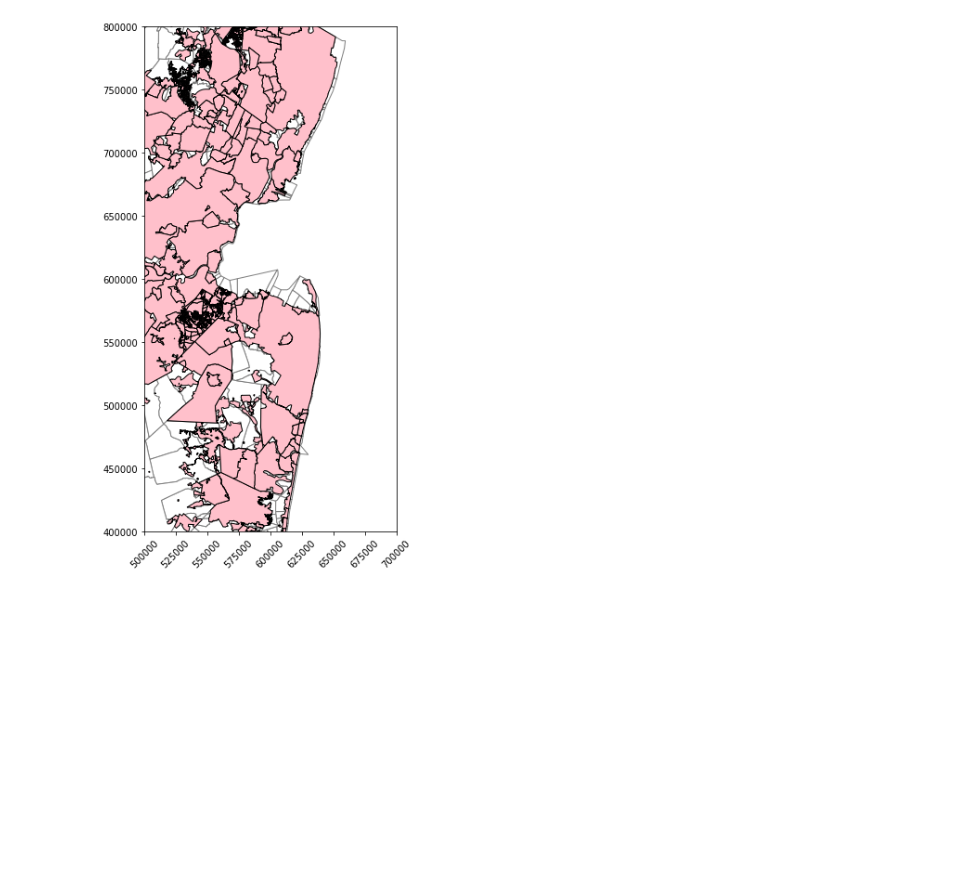
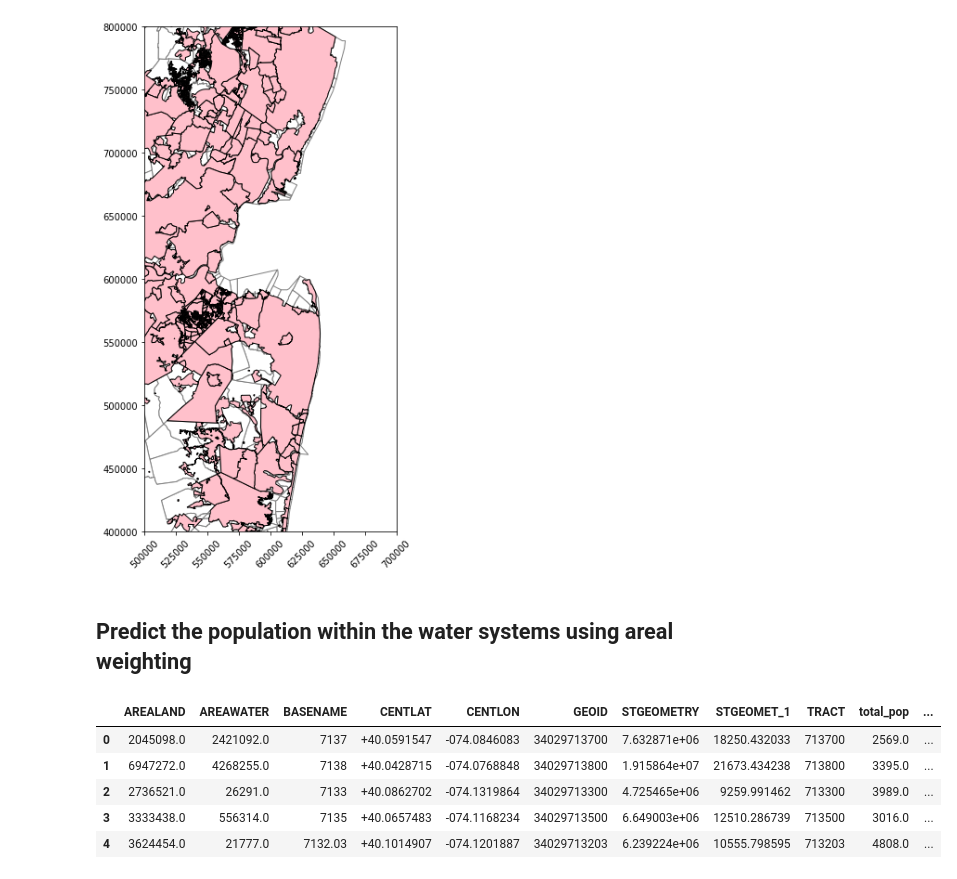
Before and after one commit to zstatmanweil/EJ-analysis-map, a Jupyter notebook: SpatialAnalysis/ArealWeighting.ipynb, the cells around one changed output. Saved outputs shown, nothing was run; the diff lists cells and outputs as text; code cells hidden in the pictures; blank space fills up the shorter version.

Commit message:
Worked through beginning of areal weighting process

```diff
--- a/SpatialAnalysis/ArealWeighting.ipynb
+++ b/SpatialAnalysis/ArealWeighting.ipynb
@@ -43,3 +44,6 @@ census_geodata = census_geodata.to_crs({'init': 'epsg:3424'})
 census_geodata.crs
 # %% [output]
 {'init': 'epsg:3424'}
+# %%
+# Add a column for the tract area that will be used later in the analysis
+census_geodata['Tract_area'] = census_geodata.geometry.area
@@ -85,3 +112,17 @@ ax.tick_params(axis='x', rotation=45)
 plt.show()
 # %% [output]
 [figure]
+# %% [markdown]
+## Predict the population within the water systems using areal weighting
+# %%
+union = gpd.overlay(census_geodata, pws_geodata, how="union")
+# %%
+with pd.option_context('display.max_columns', None):
+    display(pd.DataFrame(union.head(5)))
+# %% [output]
+|  | AREALAND | AREAWATER | BASENAME | CENTLAT | CENTLON | GEOID | STGEOMETRY | STGEOMET_1 | TRACT | total_pop | ... |
+| 0 | 2045098.0 | 2421092.0 | 7137 | +40.0591547 | -074.0846083 | 34029713700 | 7.632871e+06 | 18250.432033 | 713700 | 2569.0 | ... |
+| 1 | 6947272.0 | 4268255.0 | 7138 | +40.0428715 | -074.0768848 | 34029713800 | 1.915864e+07 | 21673.434238 | 713800 | 3395.0 | ... |
+| 2 | 2736521.0 | 26291.0 | 7133 | +40.0862702 | -074.1319864 | 34029713300 | 4.725465e+06 | 9259.991462 | 713300 | 3989.0 | ... |
+| 3 | 3333438.0 | 556314.0 | 7135 | +40.0657483 | -074.1168234 | 34029713500 | 6.649003e+06 | 12510.286739 | 713500 | 3016.0 | ... |
+| 4 | 3624454.0 | 21777.0 | 7132.03 | +40.1014907 | -074.1201887 | 34029713203 | 6.239224e+06 | 10555.798595 | 713203 | 4808.0 | ... |
```
Also changed, not shown: parts of 7 cells of this notebook.
